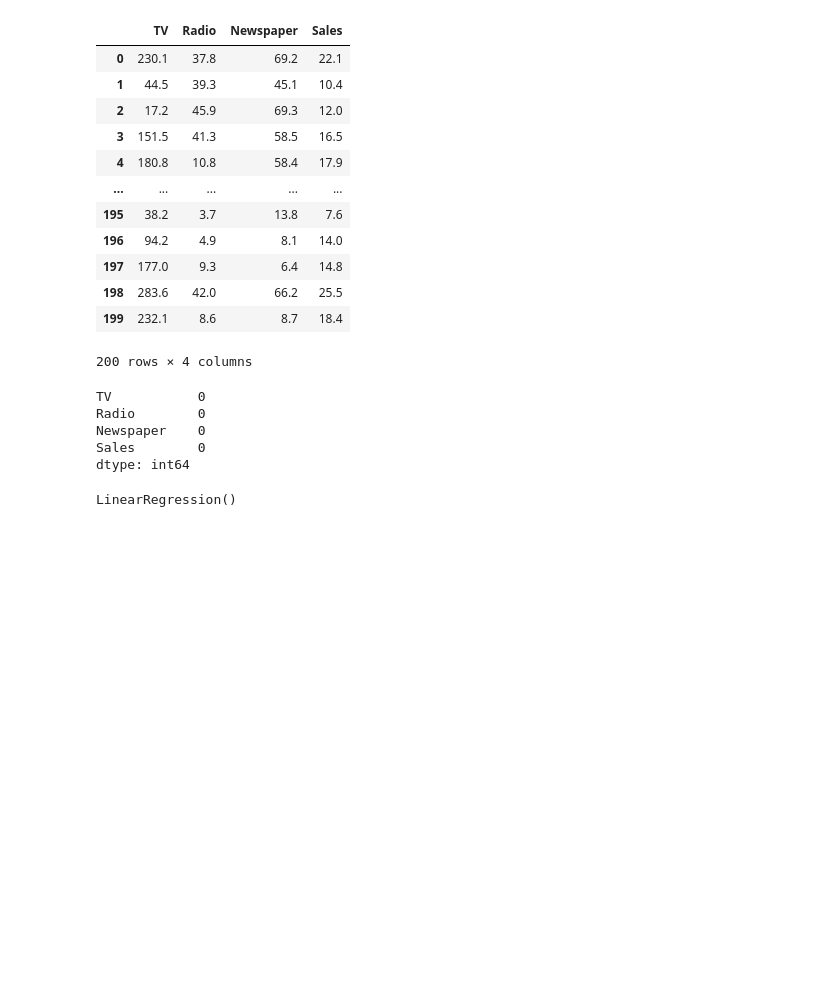
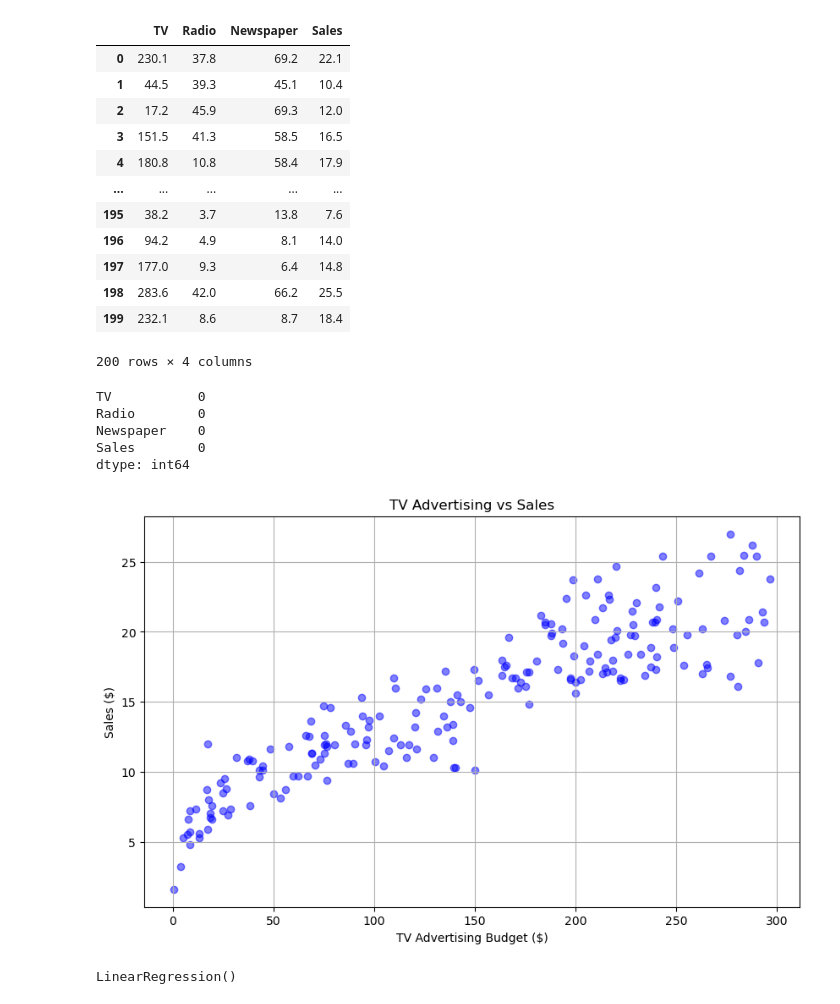
Before and after one commit to ashimwedenyse/huzalab-AI-training-ML-models, a Jupyter notebook: HW_week10.ipynb, the cells around one changed output. Cells and saved outputs as stored; diff of their text form; code cells hidden in the pictures; blank space fills up the shorter version.

Commit message:
Regression line model

```diff
--- a/HW_week10.ipynb
+++ b/HW_week10.ipynb
@@ -28,7 +30,14 @@ Newspaper    0
 Sales        0
 dtype: int64
 # %%
-# Separate features and target
-X = df.drop('Sales', axis=1)  # Replace 'target_column_name' with the actual column name
-y = df['Sales']
+# Plotting TV advertising budget vs Sales
+plt.figure(figsize=(10, 6))
+plt.scatter(df['TV'], df['Sales'], marker='o', color='blue', alpha=0.5)
+plt.title('TV Advertising vs Sales')
+plt.xlabel('TV Advertising Budget ($)')
+plt.ylabel('Sales ($)')
+plt.grid(True)
+plt.show()
+# %% [output]
+[figure, added]
 # %%
@@ -36,12 +49,10 @@ y = df['Sales']
 X_train, X_test, y_train, y_test = train_test_split(X, y, test_size=0.2, random_state=42)
-# %%
-# Initialize the model
-model = LinearRegression()
-
-# Train the model
-model.fit(X_train, y_train)
-# %% [output]
-LinearRegression()
+# %%
+# Initialize and train the linear regression model
+model = LinearRegression()
+model.fit(X_train, y_train)
+# %% [output]
+LinearRegression()
 # %%
 # Predict on the test data
 y_pred = model.predict(X_test)
```
Also changed, not shown: parts of 4 cells of this notebook, 1 other file.
